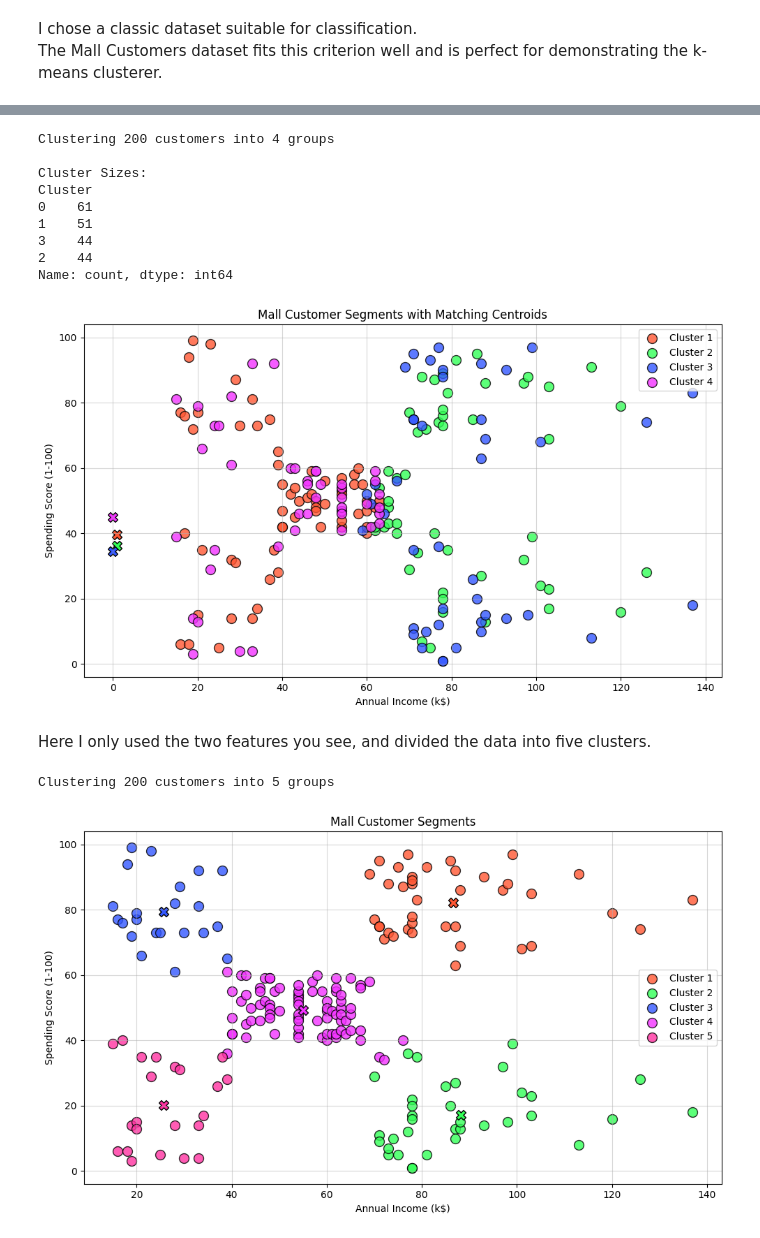
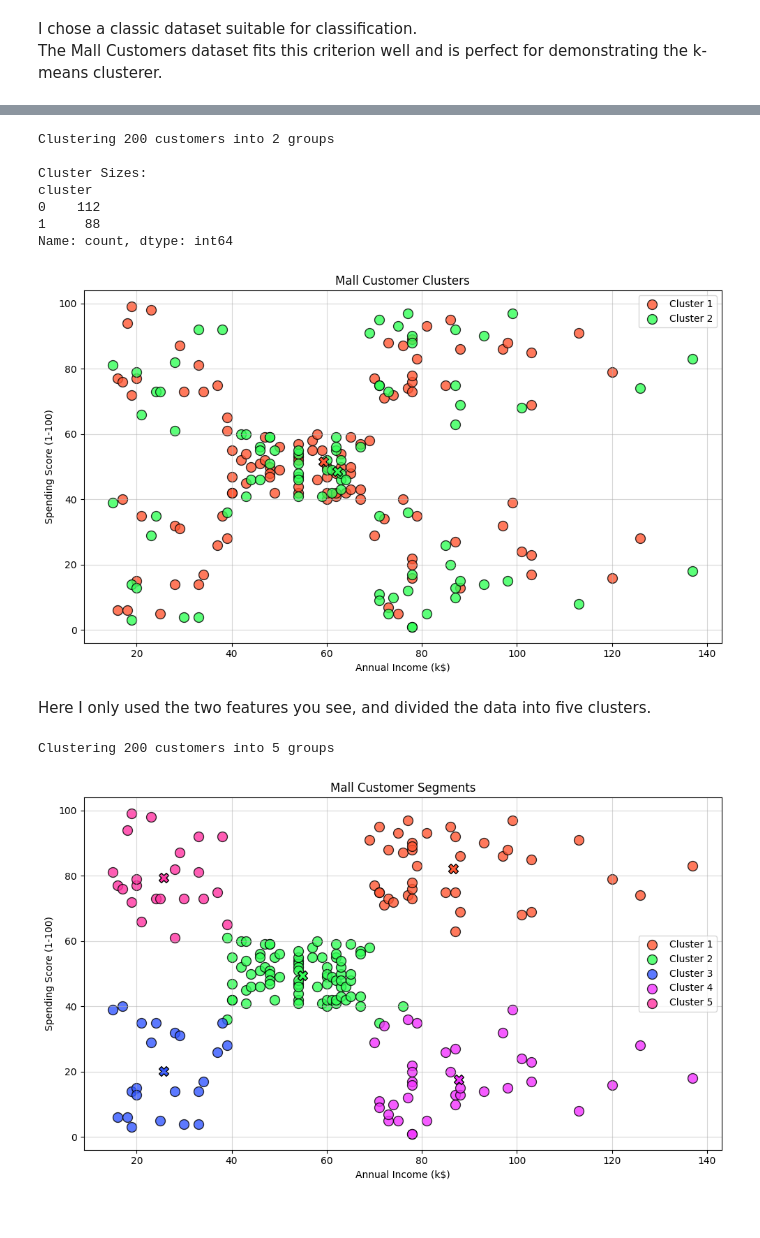
Before and after one commit to YaliMagdasy/ml-models-and-usage, a Jupyter notebook: notebooks/clustering/k-means.ipynb, the cells around one changed output, grey strips where cells are left out. Cells and saved outputs as stored; diff of their text form; code cells hidden in the pictures.

Commit message:
Fixed mapping error and implemented clean_dataframe - Implemented a clean_dataframe function to format the df - Fixed the gender mapping (it caused NaN values)

```diff
--- a/notebooks/clustering/k-means.ipynb
+++ b/notebooks/clustering/k-means.ipynb
@@ -26,16 +26,21 @@ df = load_dataset('mall_customers')
 
 
 # --- 2. Data Cleaning ---
+df = clean_dataframe(df)
+
+print(df.head())
+
+
 # dropping useless column
-df_numeric = df.drop('CustomerID', axis=1)
+df = df.drop('customer_id', axis=1)
 # Convert Gender to 0 and 1
-df['Gender'] = df['Gender'].map({'Male': 0, 'Female': 1})
+df['gender'] = df['gender'].str.strip().str.title().map({'Male': -1, 'Female': 1})
 
 
 # --- 3. Analysis ---
 # Since there is no 'class' yet, we look at the overall stats
 print("General dataset statistics:\n")
-print(df_numeric.describe())
+print(df.describe())
 
 
 # --- 4. Visualization ---
@@ -43,8 +48,8 @@ plt.figure(figsize=(10, 6))
 
 # Plotting Annual Income vs Spending Score
 plt.scatter(
-    x=df['Annual Income (k$)'],
-    y=df['Spending Score (1-100)'],
+    x=df['annual_income_(k$)'],
+    y=df['spending_score_(1_100)'],
     edgecolors='black',
     alpha=0.8,
     s=100,
@@ -72,8 +83,8 @@ max     70.000000          137.000000               99.000000
 [figure]
 # %%
 # --- 1. Select Features ---
+df = df.drop('cluster', axis=1) if 'cluster' in df.columns else df # Get rid of leftover cluster column if it exists from previous runs
 X = df.values
-
 
 # --- 2. Prepare Data ---
 # Normalizing features to 0-1 range is a MUST to allow the model to treat all features appropriately no matter the scale.
@@ -81,9 +92,8 @@ X_min = X.min(axis=0)
 X_range = X.max(axis=0) - X_min + 1e-15
 X_scaled = (X - X_min) / X_range
 
-
 # --- 3. Clustering ---
-model = KMeans(k=4, max_iters=100)
+model = KMeans(k=2, max_iters=100)
 
 print(f"Clustering {len(X_scaled)} customers into {model.k} groups")
 
@@ -93,10 +103,10 @@ clusters = model.predict(X_scaled)
 
 
 # --- 4. Analysis ---
-df['Cluster'] = clusters
+df['cluster'] = clusters
 
 print("\nCluster Sizes:")
-print(df['Cluster'].value_counts())
+print(df['cluster'].value_counts())
 
 
 # --- 5. Visualization ---
@@ -109,57 +119,55 @@ colors = [
 ]
 
 for i in range(model.k):
-    cluster_data = df[df['Cluster'] == i]
+    cluster_data = df[df['cluster'] == i]
     plt.scatter(
-        x=cluster_data['Annual Income (k$)'],
-        y=cluster_data['Spending Score (1-100)'],
+        x=cluster_data['annual_income_(k$)'],
+        y=cluster_data['spending_score_(1_100)'],
         label=f'Cluster {i+1}',
         edgecolors='black',
         c=colors[i],
         alpha=0.8,
         s=100
     )
 
 centroids_orig = model.centroids * X_range + X_min
 
 for i in range(model.k):
     plt.scatter(
-        x=centroids_orig[i, 1],
-        y=centroids_orig[i, 2],
+        x=centroids_orig[i, 2],
+        y=centroids_orig[i, 3],
         c=colors[i],
         marker='X',
         edgecolors='black',
         s=100
     )
 
-plt.title("Mall Customer Segments with Matching Centroids")
+plt.title("Mall Customer Clusters")
 plt.xlabel("Annual Income (k$)")
 plt.ylabel("Spending Score (1-100)")
 
 plt.grid(alpha=0.5)
 plt.legend()
 plt.tight_layout()
 plt.show()
 
 # REMINDER: The model divides into clusters based on all features.
 # Not only based on spending score and annual income.
 
 # Centroids are marked with an X
 # %% [output]
-Clustering 200 customers into 4 groups
+Clustering 200 customers into 2 groups
 
 Cluster Sizes:
-Cluster
-0    61
-1    51
-3    44
-2    44
+cluster
+0    112
+1     88
 Name: count, dtype: int64
-[figure, old version]
+[figure, new version]
 # %% [markdown]
 Here I only used the two features you see, and divided the data into five clusters.
 # %%
-X = df[['Annual Income (k$)', 'Spending Score (1-100)']].values
+X = df[['annual_income_(k$)', 'spending_score_(1_100)']].values
 
 X_min = X.min(axis=0)
 X_range = X.max(axis=0) - X_min + 1e-15
@@ -174,16 +182,16 @@ model.fit(X_scaled)
 
 clusters = model.predict(X_scaled)
 
-df['Cluster'] = clusters
+df['cluster'] = clusters
 
 
 plt.figure(figsize=(10, 6))
 
 for i in range(model.k):
-    cluster_data = df[df['Cluster'] == i]
+    cluster_data = df[df['cluster'] == i]
     plt.scatter(
-        x=cluster_data['Annual Income (k$)'],
-        y=cluster_data['Spending Score (1-100)'],
+        x=cluster_data['annual_income_(k$)'],
+        y=cluster_data['spending_score_(1_100)'],
         label=f'Cluster {i+1}',
         edgecolors='black',
         c=colors[i],
@@ -215,4 +223,4 @@ plt.show()
 # Centroids are marked with an X
 # %% [output]
 Clustering 200 customers into 5 groups
-[figure, old version]
+[figure, new version]
```
Also changed, not shown: parts of 1 cell of this notebook.
